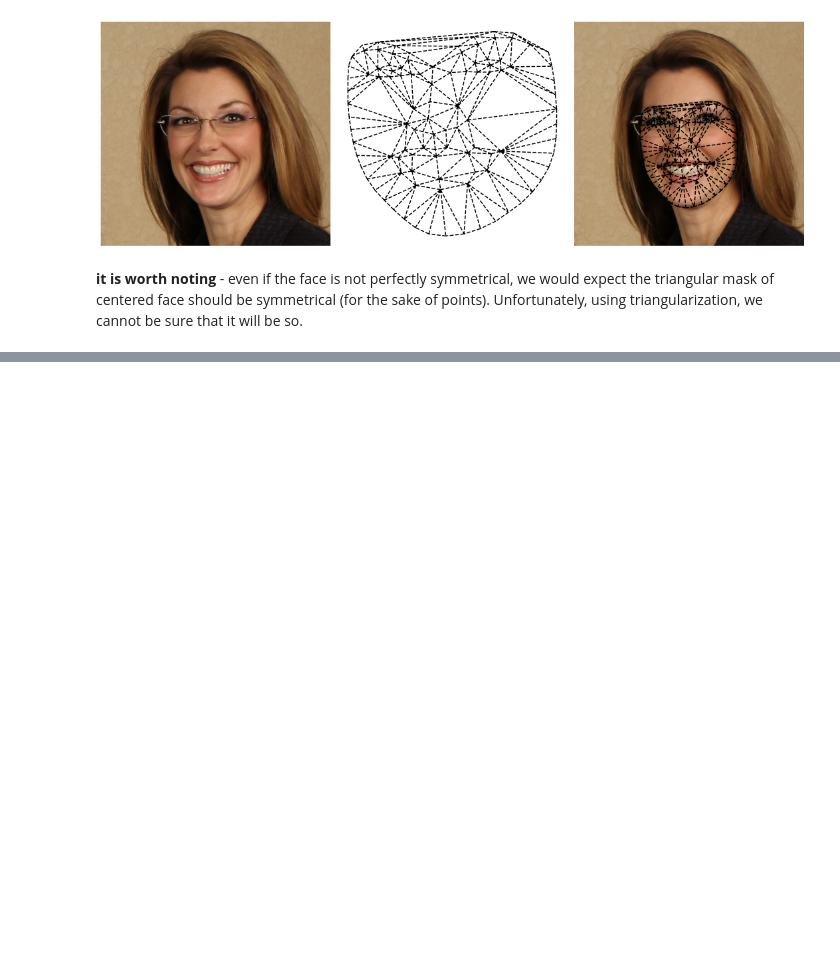
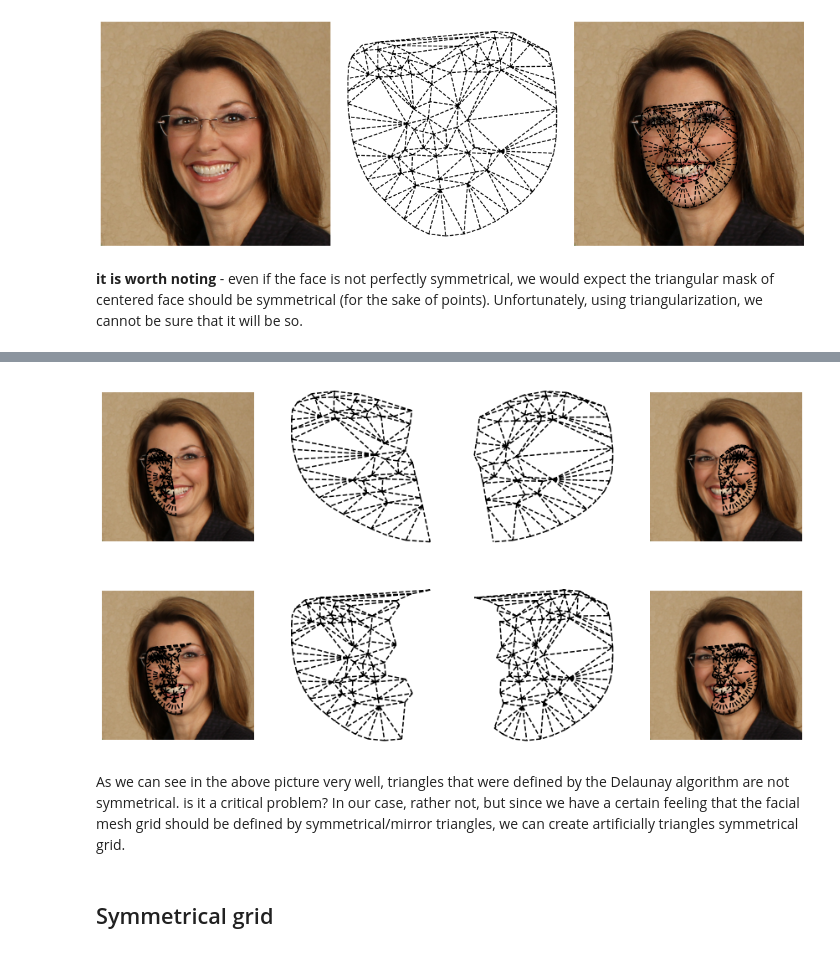
Before and after one commit to waczjoan/Face-Morph, a Jupyter notebook: Triangulation/triangulation.ipynb, the cells around one changed output, grey strips where cells are left out. Saved outputs shown, nothing was run; the diff lists cells and outputs as text; code cells hidden in the pictures; blank space fills up the shorter version.

```diff
--- a/Triangulation/triangulation.ipynb
+++ b/Triangulation/triangulation.ipynb
@@ -181,0 +139,52 @@ plot_point_color(images[example_img]['img'], images[example_img]['landmarks'])
+# %%
+# select traingles which inluded only points from  LEFT_FACE_SIDE
+left_face_side_traingles = triangles_specific_points_sets(triangles, LEFT_FACE_SIDE, only_points_set = True)
+
+# select traingles which inluded any point from LEFT_FACE_SIDE
+traingles_included_any_left_face_side_points = triangles_specific_points_sets(triangles, LEFT_FACE_SIDE, only_points_set = False)
+
+# select traingles which inluded only points from  REIGHT_FACE_SIDE
+reight_face_side_traingles = triangles_specific_points_sets(triangles, REIGHT_FACE_SIDE, only_points_set = True)
+
+# select traingles which inluded any point from REIGHT_FACE_SIDE
+traingles_included_any_reight_face_side_points = triangles_specific_points_sets(triangles, REIGHT_FACE_SIDE, only_points_set = False)
+# %%
+# plot image with triplot grid with specific_points_sets
+
+# definie subplots space
+f, ax = plt.subplots(2,4, figsize=(15,8))
+
+#plot image with triangles on left face sides which include only points from LEFT_FACE_SIDE
+plot_img(images[example_img]['img'], ax = ax[0][0])
+plot_landmarks_triplot(images[example_img]['landmarks'](), left_face_side_traingles, without_img = False, ax = ax[0][0] )
+
+#plot triangles grid which include only points from LEFT_FACE_SIDE
+plot_landmarks_triplot(images[example_img]['landmarks'](), left_face_side_traingles, without_img = True, ax = ax[0][1] )
+
+#plot triangles grid which include any points from LEFT_FACE_SIDE
+plot_landmarks_triplot(images[example_img]['landmarks'](), traingles_included_any_left_face_side_points, without_img = True, ax = ax[1][1] )
+
+#plot image with triangles on left face sides which include any points from LEFT_FACE_SIDE
+plot_img(images[example_img]['img'], ax = ax[1][0])
+plot_landmarks_triplot(images[example_img]['landmarks'](), traingles_included_any_left_face_side_points, without_img = False, ax = ax[1][0] )
+
+#plot image with triangles on left face sides which include only points from REIGHT_FACE_SIDE
+plot_img(images[example_img]['img'], ax = ax[0][3])
+plot_landmarks_triplot(images[example_img]['landmarks'](), reight_face_side_traingles, without_img = False, ax = ax[0][3] )
+
+#plot triangles grid which include only points from REIGHT_FACE_SIDE
+plot_landmarks_triplot(images[example_img]['landmarks'](), reight_face_side_traingles, without_img = True, ax = ax[0][2] )
+
+#plot triangles grid which include any points from REIGHT_FACE_SIDE
+plot_landmarks_triplot(images[example_img]['landmarks'](), traingles_included_any_reight_face_side_points, without_img = True, ax = ax[1][2] )
+
+#plot image with triangles on left face sides which include any points from REIGHT_FACE_SIDE
+plot_img(images[example_img]['img'], ax = ax[1][3])
+plot_landmarks_triplot(images[example_img]['landmarks'](), traingles_included_any_reight_face_side_points, without_img = False, ax = ax[1][3] )
+# %% [output]
+[figure, added]
+# %% [markdown]
+As we can see in the above picture very well, triangles that were defined by the Delaunay algorithm are not symmetrical.
+is it a critical problem? In our case, rather not, but since we have a certain feeling that the facial mesh grid should be defined by symmetrical/mirror triangles, we can create artificially triangles symmetrical grid.
+# %% [markdown]
+## Symmetrical grid
```
Also changed, not shown: parts of 39 cells of this notebook, 4 other files.
